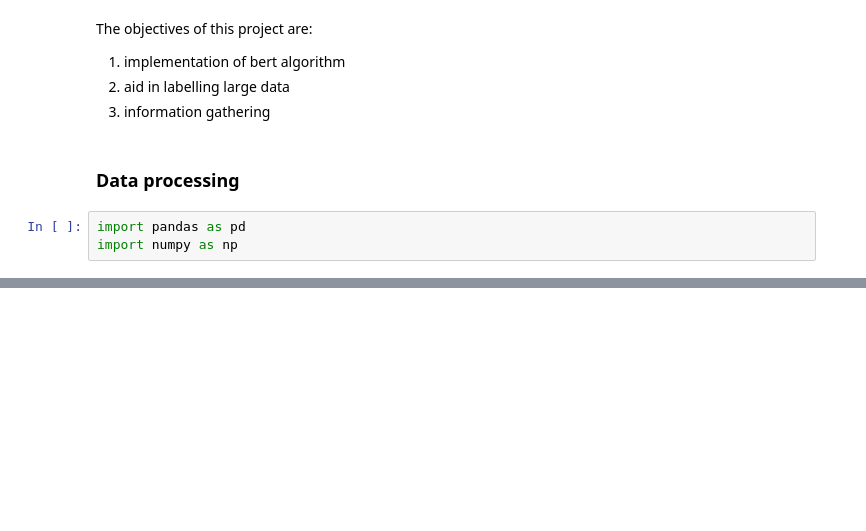
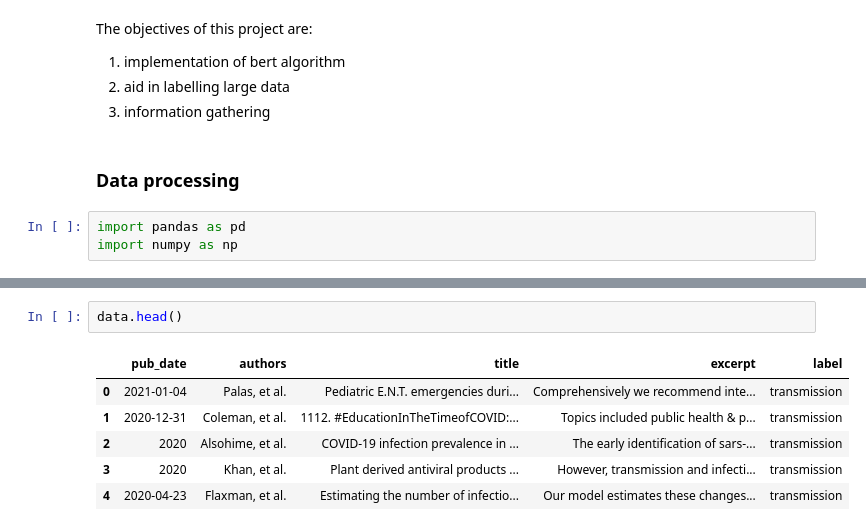
Before and after one commit to samOpare/classification-with-BERT, a Jupyter notebook: main.ipynb, the cells around one changed output, grey strips where cells are left out. Cells and saved outputs as stored; diff of their text form; blank space fills up the shorter version.

```diff
--- a/main.ipynb
+++ b/main.ipynb
@@ -25,0 +211,9 @@ covid_literature_df.head()
+# %%
+data.head()
+# %% [output]
+|  | pub_date | authors | title | excerpt | label |
+| 0 | 2021-01-04 | Palas, et al. | Pediatric E.N.T. emergencies duri... | Comprehensively we recommend inte... | transmission |
+| 1 | 2020-12-31 | Coleman, et al. | 1112. #EducationInTheTimeofCOVID:... | Topics included public health & p... | transmission |
+| 2 | 2020 | Alsohime, et al. | COVID-19 infection prevalence in ... | The early identification of sars-... | transmission |
+| 3 | 2020 | Khan, et al. | Plant derived antiviral products ... | However, transmission and infecti... | transmission |
+| 4 | 2020-04-23 | Flaxman, et al. | Estimating the number of infectio... | Our model estimates these changes... | transmission |
```
Also changed, not shown: parts of 12 cells of this notebook.
